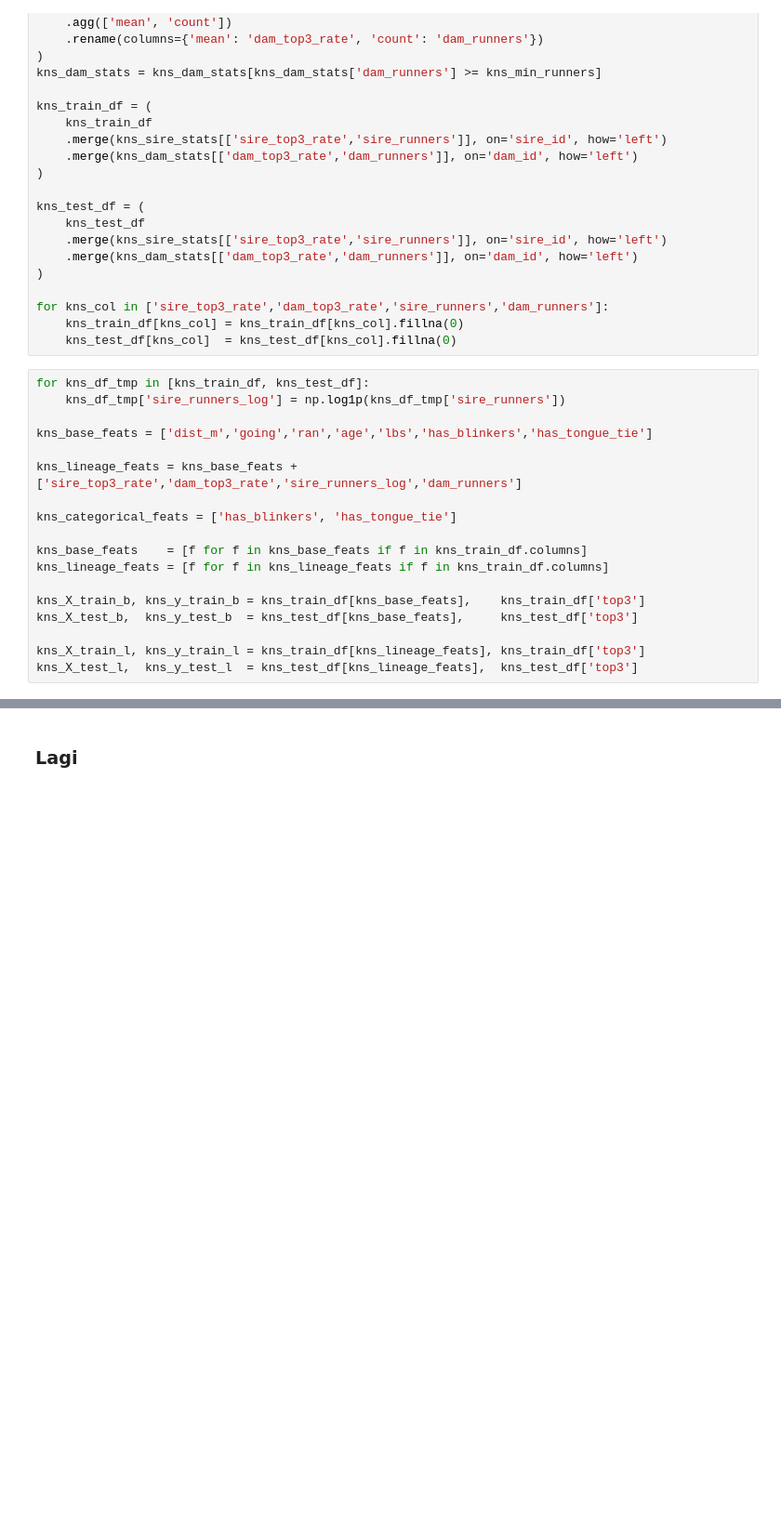
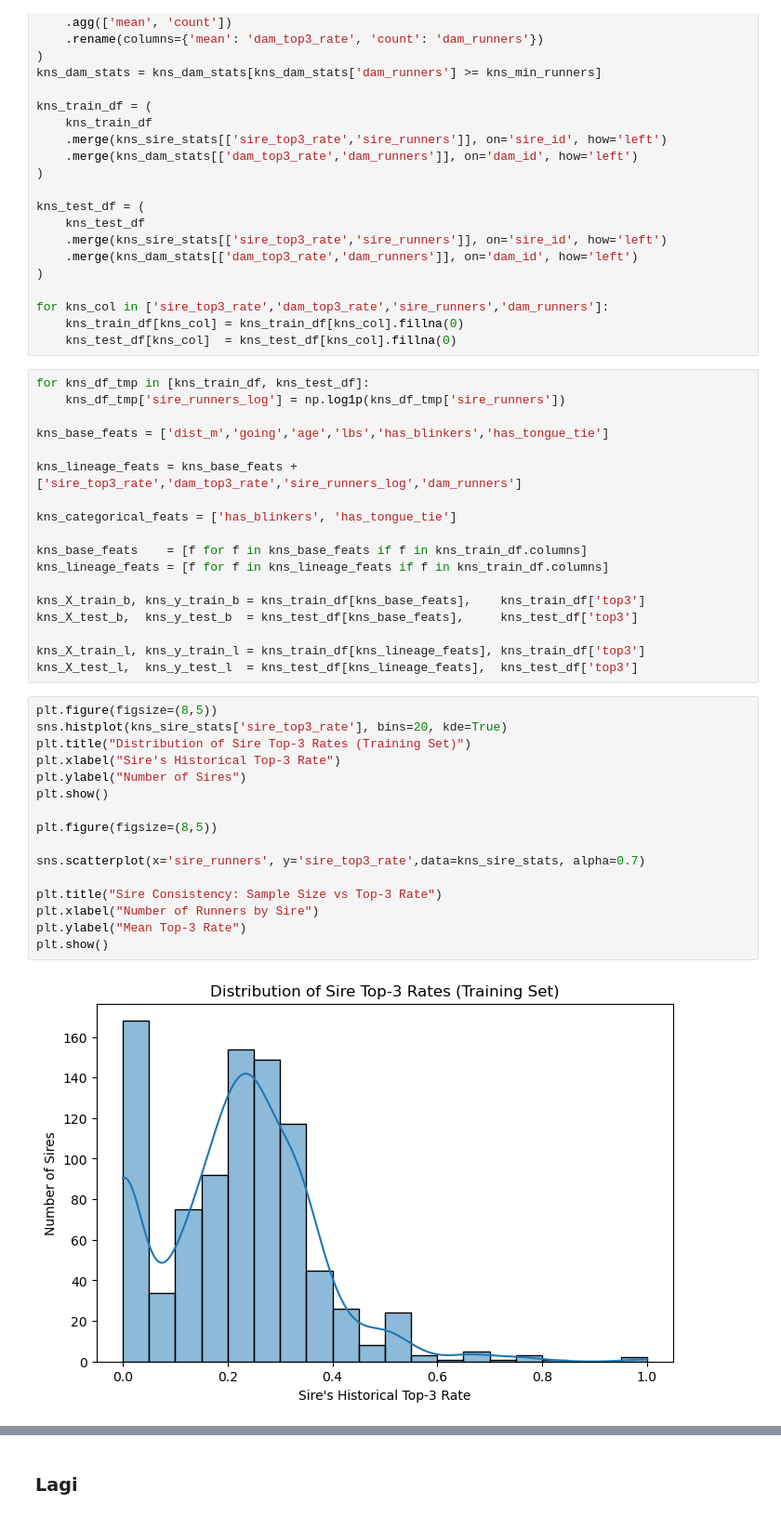
Before and after one commit to Kobeonekenobe/GroupProject3, a Jupyter notebook: GroupProject3.ipynb, the cells around one changed output, grey strips where cells are left out. Shown: that part at 93% size. Drawn from its saved outputs; the diff is of its cells as text; blank space fills up the shorter version.

```diff
--- a/GroupProject3.ipynb
+++ b/GroupProject3.ipynb
@@ -703,7 +725,7 @@ for kns_col in ['sire_top3_rate','dam_top3_rate','sire_runners','dam_runners']:
 for kns_df_tmp in [kns_train_df, kns_test_df]:
     kns_df_tmp['sire_runners_log'] = np.log1p(kns_df_tmp['sire_runners'])
 
-kns_base_feats = ['dist_m','going','ran','age','lbs','has_blinkers','has_tongue_tie']
+kns_base_feats = ['dist_m','going','age','lbs','has_blinkers','has_tongue_tie']
 
 kns_lineage_feats = kns_base_feats + ['sire_top3_rate','dam_top3_rate','sire_runners_log','dam_runners']
 
@@ -717,3 +739,21 @@ kns_X_test_b,  kns_y_test_b  = kns_test_df[kns_base_feats],     kns_test_df['top
 
 kns_X_train_l, kns_y_train_l = kns_train_df[kns_lineage_feats], kns_train_df['top3']
 kns_X_test_l,  kns_y_test_l  = kns_test_df[kns_lineage_feats],  kns_test_df['top3']
+# %%
+plt.figure(figsize=(8,5))
+sns.histplot(kns_sire_stats['sire_top3_rate'], bins=20, kde=True)
+plt.title("Distribution of Sire Top-3 Rates (Training Set)")
+plt.xlabel("Sire's Historical Top-3 Rate")
+plt.ylabel("Number of Sires")
+plt.show()
+
+plt.figure(figsize=(8,5))
+
+sns.scatterplot(x='sire_runners', y='sire_top3_rate',data=kns_sire_stats, alpha=0.7)
+
+plt.title("Sire Consistency: Sample Size vs Top-3 Rate")
+plt.xlabel("Number of Runners by Sire")
+plt.ylabel("Mean Top-3 Rate")
+plt.show()
+# %% [output]
+[figure, added]
```
Also changed, not shown: parts of 7 cells of this notebook.
